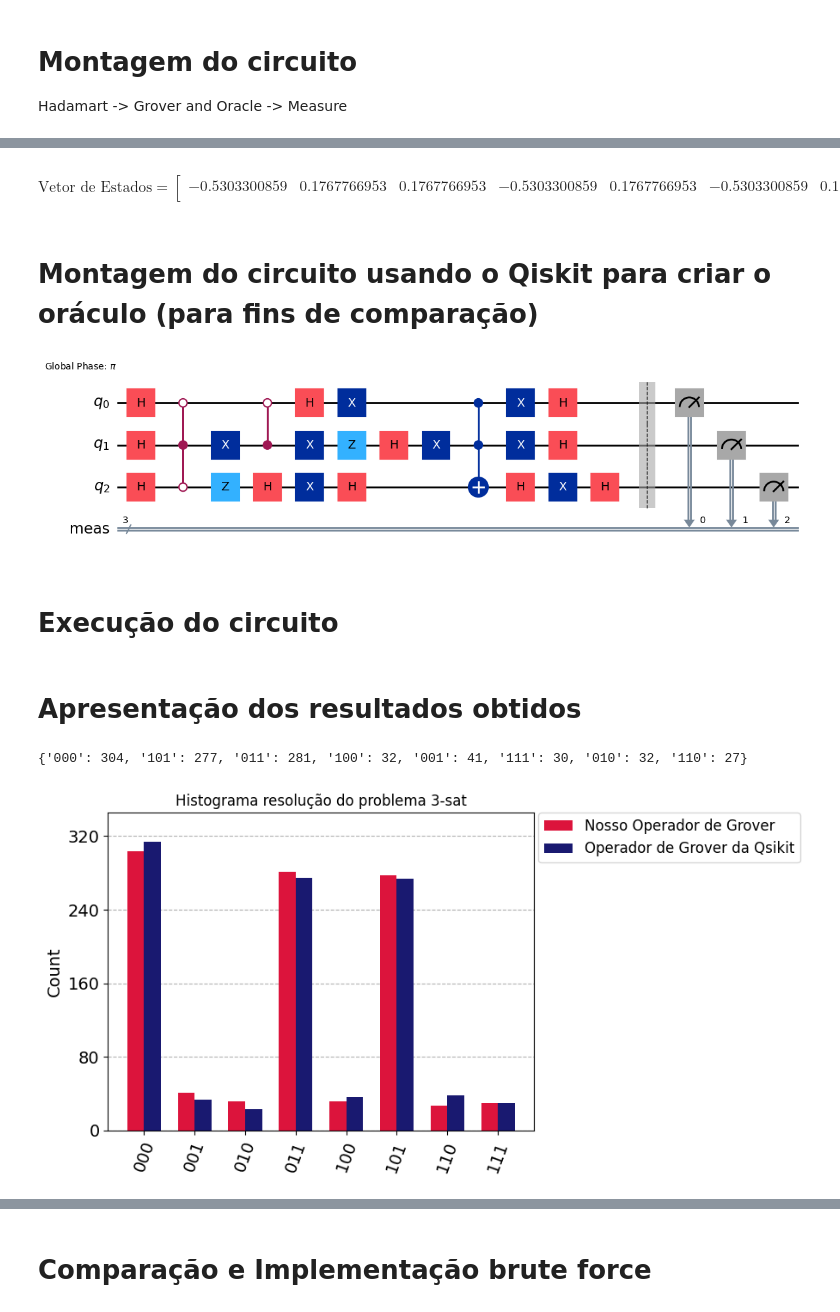
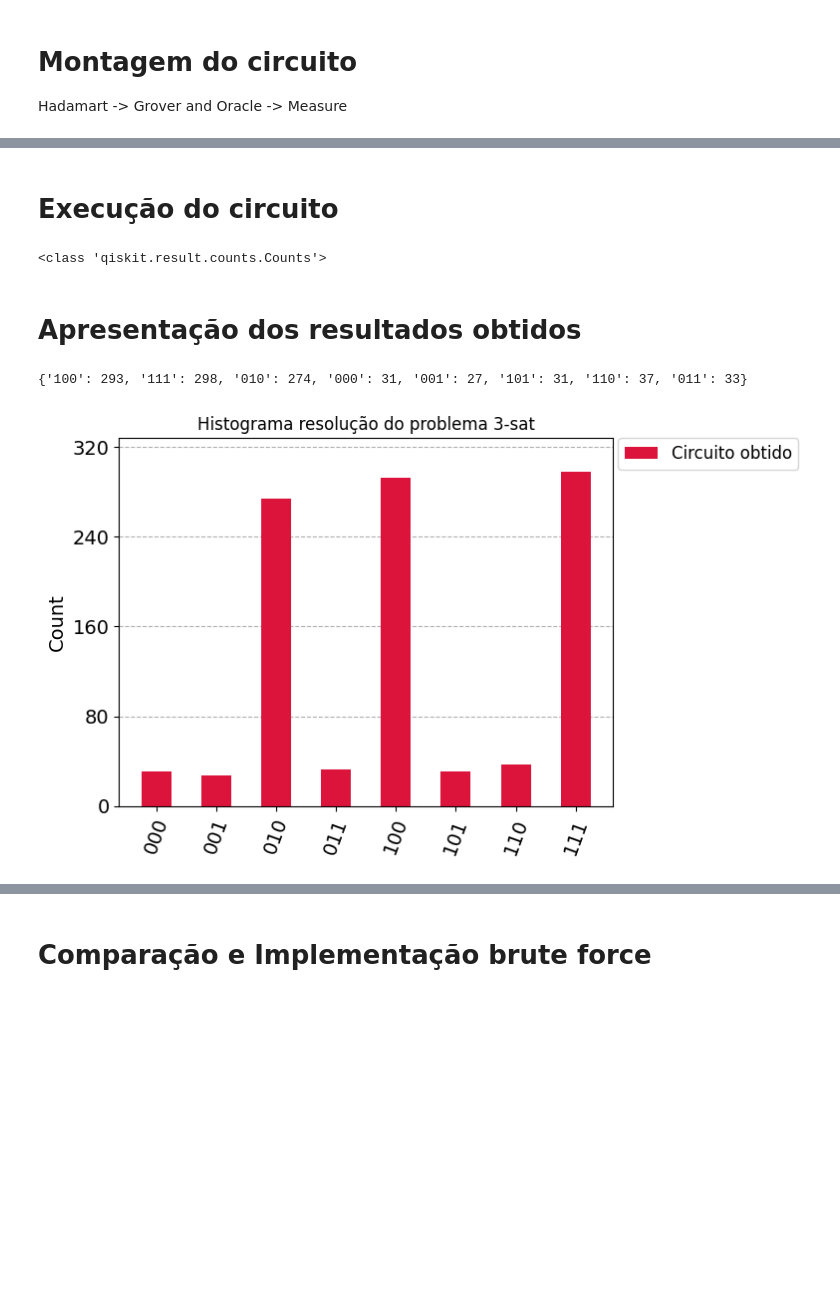
Before and after one commit to gabrielms201/Quantum-Implementation-For-SAT-Problem-Solving, a Jupyter notebook: NoteBooks/3-SAT.ipynb, the cells around one changed output, grey strips where cells are left out. Saved outputs shown, nothing was run; the diff lists cells and outputs as text; code cells hidden in the pictures; blank space fills up the shorter version.

```diff
--- a/NoteBooks/3-SAT.ipynb
+++ b/NoteBooks/3-SAT.ipynb
@@ -217,12 +178,20 @@ def AmplifyWithHadamart(qc, oracle):
 Hadamart -> Grover and Oracle -> Measure
 # %%
 # Using Our Grover Operator
-sat_problem = QuantumCircuit(QUBIT_QTY, name=f"Circuit for our {CLAUSES_QTY}-sat problem")
+sat_problem = QuantumCircuit(7, name=f"Circuit for our 3-sat problem")
 
 oracle = GetOracle()
 groverCircuit = ApplyGrover(oracle)
 AmplifyWithHadamart(sat_problem, groverCircuit)
 
-sat_problem.measure_all()
+
+sat_problem.barrier()
+
+sat_problem.measure([0], [0])
+sat_problem.measure([1], [1])
+sat_problem.measure([2], [2])
+
+
+
 sat_problem.draw("mpl")
 # %% [output]
@@ -230,59 +199,26 @@ sat_problem.draw("mpl")
-# %%
-# Aqui podemos imprimir o vetor de estados facilmente
-def PrintStateVector(qc: QuantumCircuit) -> Statevector:
-    qc.remove_final_measurements()
-    statevector = Statevector(qc)
-    sat_problem.measure_all()
-    return array_to_latex(statevector, prefix="\\text{Vetor de Estados} = ")
-PrintStateVector(sat_problem)
-# %% [output]
-$$
-\text{Vetor de Estados} =
-\begin{bmatrix}
--0.5303300859 & 0.1767766953 & 0.1767766953 & -0.5303300859 & 0.1767766953 & -0.5303300859 & 0.1767766953 & 0.1767766953  \\
- \end{bmatrix}
-$$
-# %% [markdown]
-# Montagem do circuito usando o Qiskit para criar o oráculo (para fins de comparação)
-# %%
-#Using IBM Grover
-from qiskit.circuit.library import GroverOperator
-
-sat_problem_using_ibm = QuantumCircuit(QUBIT_QTY, name=f"Circuit for our {CLAUSES_QTY}-sat problem")
-oracle = GetOracle()
-groverCircuit = GroverOperator(oracle).decompose()
-AmplifyWithHadamart(sat_problem_using_ibm, groverCircuit)
-sat_problem_using_ibm.measure_all()
-sat_problem_using_ibm.draw("mpl")
-# %% [output]
-[figure, removed]
 # %% [markdown]
 # Execução do circuito
 # %%
 backend = BasicProvider().get_backend("basic_simulator")
 
-# Execução do circuito - Nosso
+# Execução do circuito obtido
 transpiled = transpile(sat_problem, backend)
 qobj = assemble(transpiled)
 result = backend.run(transpiled).result()
 count = result.get_counts()
-
-# Execução do circuito - IBM - GROVER
-transpiled = transpile(sat_problem_using_ibm, backend)
-qobj = assemble(transpiled)
-resultIBM = backend.run(transpiled).result()
-countIBM = resultIBM.get_counts()
+# %% [output]
+<class 'qiskit.result.counts.Counts'>
 # %% [markdown]
 # Apresentação dos resultados obtidos
 # %%
 # Plot
 fig, ax = plt.subplots()
-legend = ["Nosso Operador de Grover", "Operador de Grover da Qsikit"]
-title = f"Histograma resolução do problema {CLAUSES_QTY}-sat"
-plot_histogram([count, countIBM], color=['crimson','midnightblue'], title=title, legend=legend, bar_labels=False, ax=ax)
+legend = ["Circuito obtido"]
+title = f"Histograma resolução do problema 3-sat"
+plot_histogram([count], color='crimson', title=title, legend=legend, bar_labels=False, ax=ax)
 
 print(count)
 plt.show()
 # %% [output]
-{'000': 304, '101': 277, '011': 281, '100': 32, '001': 41, '111': 30, '010': 32, '110': 27}
+{'100': 293, '111': 298, '010': 274, '000': 31, '001': 27, '101': 31, '110': 37, '011': 33}
-[figure, old version]
+[figure, new version]
```
Also changed, not shown: parts of 27 cells of this notebook.
